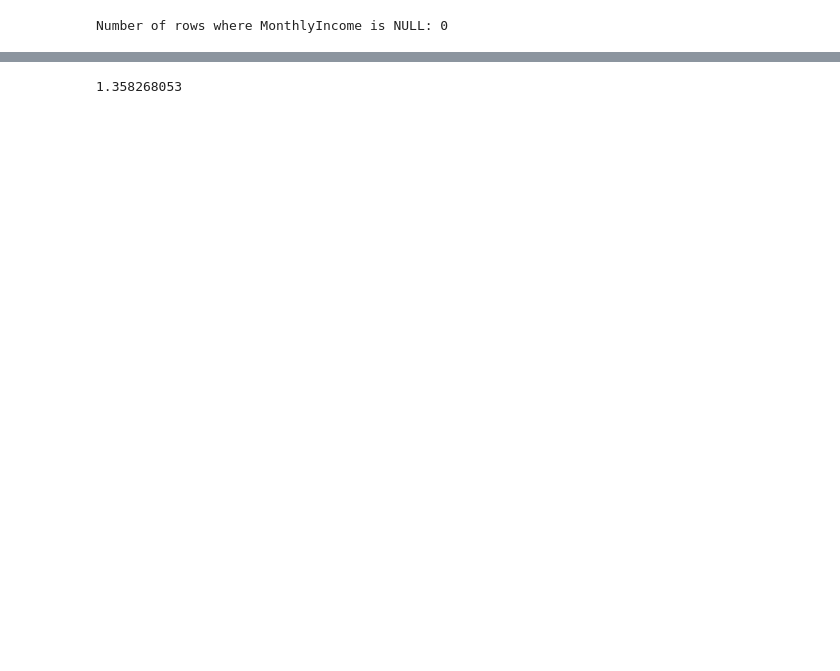
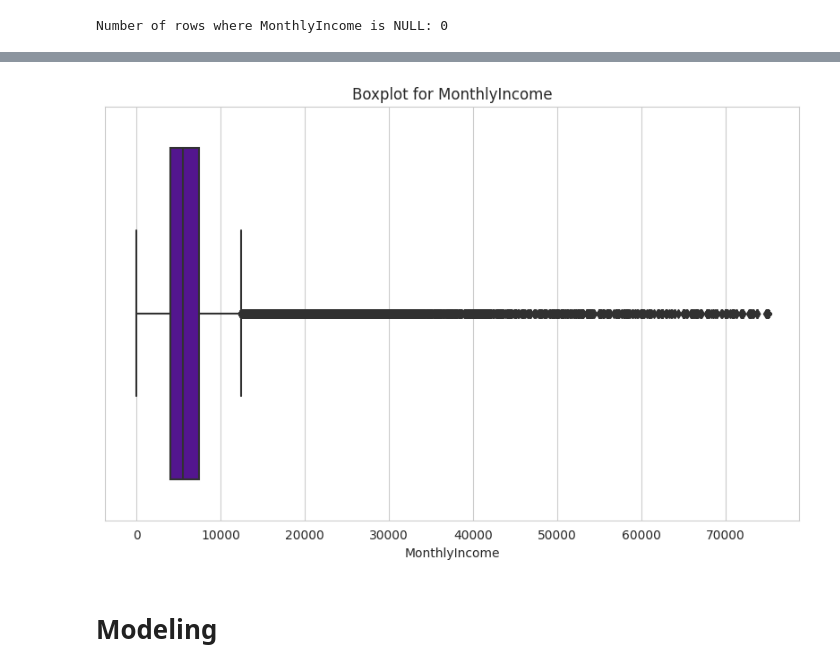
Before and after one commit to Saba-a11/Kaggle_Credit_Score, a Jupyter notebook: CreditModel.ipynb, the cells around one changed output, grey strips where cells are left out. Drawn from its saved outputs; the diff is of its cells as text; code cells hidden in the pictures; blank space fills up the shorter version.

```diff
--- a/CreditModel.ipynb
+++ b/CreditModel.ipynb
@@ -949,2 +884,11 @@ Name: MonthlyIncome, dtype: float64
+# %%
+upper_bound = combined_data["MonthlyIncome"].quantile(0.999)
+
+# Apply winsorizing using .loc[]
+combined_data.loc[combined_data['MonthlyIncome'] > upper_bound, 'MonthlyIncome'] = upper_bound
+# %%
+box_plot(combined_data, 'MonthlyIncome')
+# %% [output]
+[figure, added]
 # %%
 # Now you can easily separate them later
@@ -953,18 +897,2 @@ test_data = combined_data[combined_data['dataset'] == 'test'].drop('dataset', ax
-# %%
-# Calculate IQR
-Q1 = combined_data['RevolvingUtilizationOfUnsecuredLines'].quantile(0.25)
-Q3 = combined_data['RevolvingUtilizationOfUnsecuredLines'].quantile(0.75)
-IQR = Q3 - Q1
-
-# Identify potential outliers
-lower_bound = Q1 - 1.5 * IQR
-upper_bound = Q3 + 1.5 * IQR
-
-# Filter the DataFrame to exclude outliers
-df_no_outliers = combined_data[(combined_data['RevolvingUtilizationOfUnsecuredLines'] >= lower_bound) & (combined_data['RevolvingUtilizationOfUnsecuredLines'] <= upper_bound)]
-
-# Impute outliers with the median
-median_value = combined_data['RevolvingUtilizationOfUnsecuredLines'].median()
-combined_data['RevolvingUtilizationOfUnsecuredLines'] = combined_data['RevolvingUtilizationOfUnsecuredLines'].apply(lambda x: median_value if x < lower_bound or x > upper_bound else x)
-# %% [output]
-1.358268053
+# %% [markdown]
+# Modeling
```
Also changed, not shown: parts of 27 cells of this notebook.
